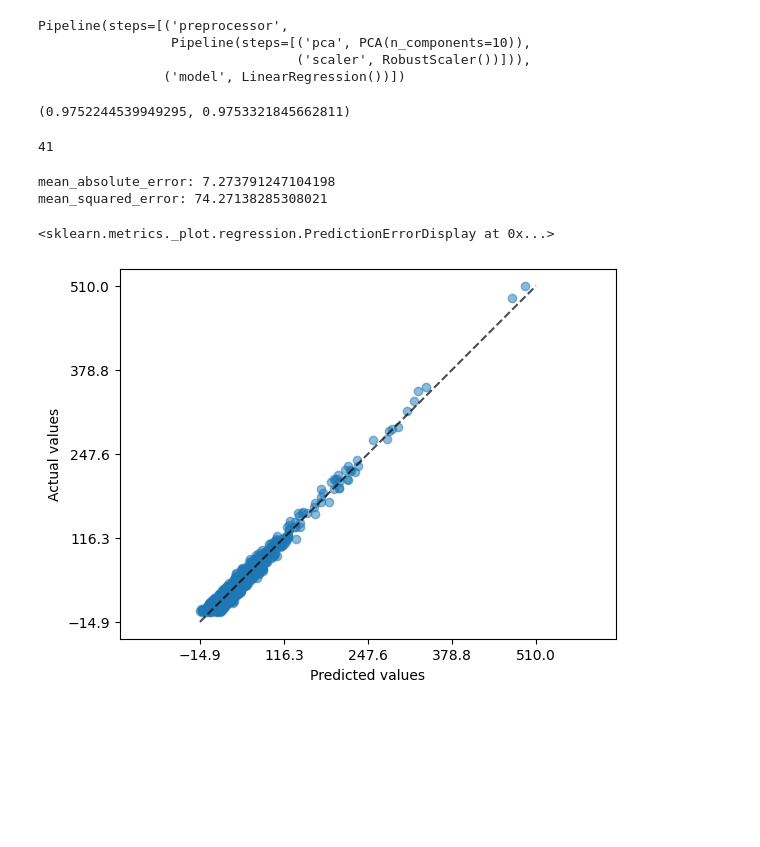
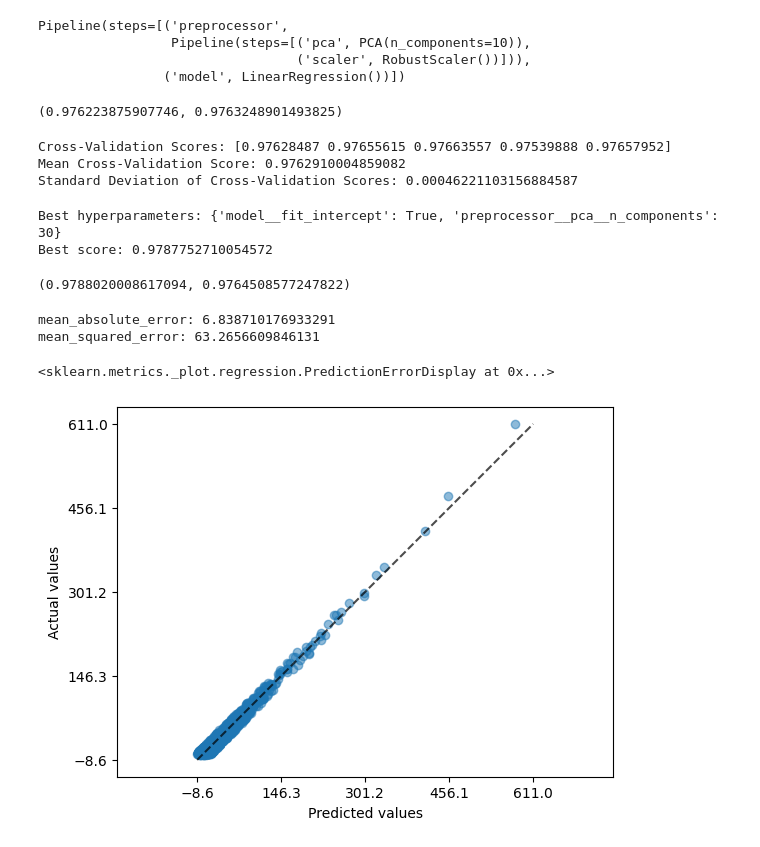
Before and after one commit to pottsy88/Autotrader-ML-Challenge, a Jupyter notebook: LR.ipynb, the cells around one changed output. Drawn from its saved outputs; the diff is of its cells as text; code cells hidden in the pictures; blank space fills up the shorter version.

```diff
--- a/LR.ipynb
+++ b/LR.ipynb
@@ -101,7 +107,7 @@ category_descriptions.head(10)
 # %%
 df = df[df['stock_item_id'] != '6e0bc864bc4906de2ee2f20287772e9f3fa6fd788b7f7e9e29304c7c8c40dcfd']
 # %%
-df = df.drop(columns=['stock_item_id', 'derivative', 'derivative_id', 'generation', 'colour', 'boot_space_seats_up_litres', 'first_registration_date'])
+df = df.drop(columns=['stock_item_id', 'derivative', 'derivative_id', 'generation', 'colour', 'boot_space_seats_up_litres', 'first_registration_date', 'last_date_seen'])
 # %%
 df['zero_to_sixty_mph_seconds'] = df['zero_to_sixty_mph_seconds'].astype(float)
 df['engine_power_bhp'] = df['engine_power_bhp'].astype(float)
@@ -422,29 +428,58 @@ Pipeline(steps=[('preprocessor',
 # %%
 pipeline.score(X_train, y_train), pipeline.score(X_test, y_test)
 # %% [output]
-(0.9752244539949295, 0.9753321845662811)
+(0.976223875907746, 0.9763248901493825)
-# %%
-best_random_state = None
-for random_state in range(1, 42):
-    X_train, X_test, y_train, y_test = train_test_split(X, y, test_size=0.2, random_state=random_state)
-    pipeline.fit(X_train, y_train)
-    y_pred = pipeline.predict(X_test)
-random_state
-# %% [output]
-41
+# %%
+k = 5
+kf = KFold(n_splits=k, shuffle=True, random_state=42)
+cv_scores = cross_val_score(pipeline, X_train, y_train, cv=kf)
+print("Cross-Validation Scores:", cv_scores)
+mean_cv_score = cv_scores.mean()
+std_cv_score = cv_scores.std()
+print("Mean Cross-Validation Score:", mean_cv_score)
+print("Standard Deviation of Cross-Validation Scores:", std_cv_score)
+# %% [output]
+Cross-Validation Scores: [0.97628487 0.97655615 0.97663557 0.97539888 0.97657952]
+Mean Cross-Validation Score: 0.9762910004859082
+Standard Deviation of Cross-Validation Scores: 0.00046221103156884587
+# %%
+param_grid = {
+    'model__fit_intercept': [True, False], 'preprocessor__pca__n_components': [5, 10, 15, 20, 25, 30],
+}
+
+Gridsearch = GridSearchCV(estimator=pipeline,
+                           param_grid=param_grid,
+                           scoring='r2',
+                           cv=10,
+                           refit=True,
+                           n_jobs=1)
+
+Gridsearch.fit(X_train, y_train)
+
+best_params = Gridsearch.best_params_
+Gsearch = Gridsearch.best_estimator_
+print("Best hyperparameters:", best_params)
+print("Best score:", Gridsearch.best_score_)
+# %% [output]
+Best hyperparameters: {'model__fit_intercept': True, 'preprocessor__pca__n_components': 30}
+Best score: 0.9787752710054572
+# %%
+Gsearch.score(X_train, y_train), pipeline.score(X_test, y_test)
+# %% [output]
+(0.9788020008617094, 0.9764508577247822)
 # %%
-y_pred = pipeline.predict(X_test)
+y_pred = Gsearch.predict(X_test)
 m_abs_er = mean_absolute_error(y_test, y_pred)
 m_squ_er = mean_squared_error(y_test, y_pred)
 print('mean_absolute_error:', m_abs_er)
 print('mean_squared_error:', m_squ_er)
 # %% [output]
-mean_absolute_error: 7.273791247104198
-mean_squared_error: 74.27138285308021
+mean_absolute_error: 6.838710176933291
+mean_squared_error: 63.2656609846131
 # %%
 PredictionErrorDisplay.from_estimator(
-    pipeline, X, y, kind="actual_vs_predicted", scatter_kwargs=dict(alpha=0.5)
+    Gsearch, X, y, kind="actual_vs_predicted", scatter_kwargs=dict(alpha=0.5)
 )
 # %% [output]
 <sklearn.metrics._plot.regression.PredictionErrorDisplay at 0x...>
-[figure, old version]
+[figure, new version]
```
Also changed, not shown: parts of 10 cells of this notebook.
